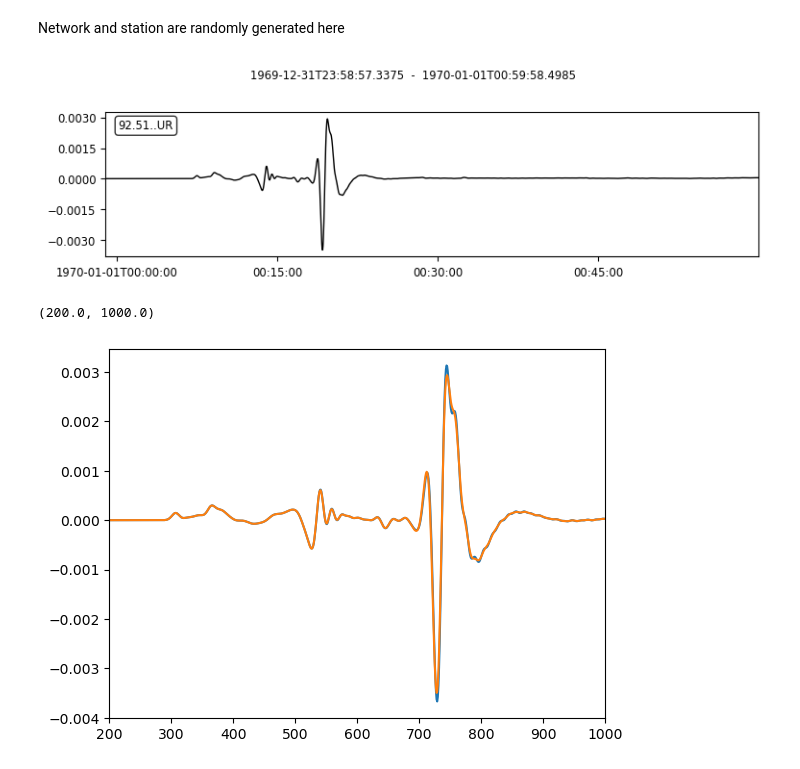
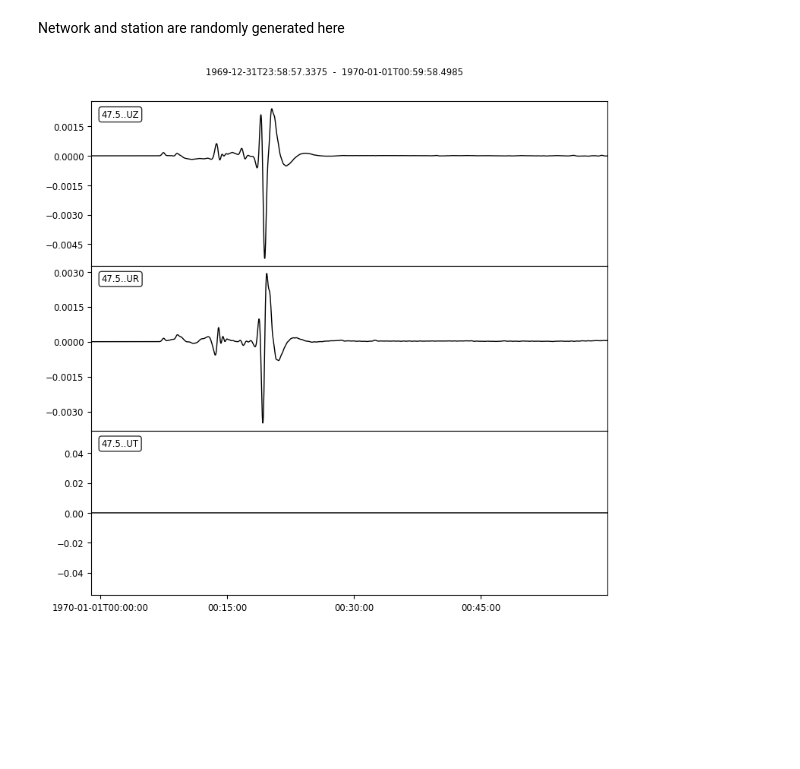
Before and after one commit to Adrian-Mag/AxiSEM3D_Kernels, a Jupyter notebook: examples/example_forward_simulation.ipynb, the cells around one changed output. Drawn from its saved outputs; the diff is of its cells as text; code cells hidden in the pictures; blank space fills up the shorter version.

```diff
--- a/examples/example_forward_simulation.ipynb
+++ b/examples/example_forward_simulation.ipynb
@@ -5,7 +8,7 @@ import numpy as np
 # %%
 %matplotlib inline
-forward_simulation = station_output.StationOutput(path_to_station_output='data/EXAMPLE_FORWARD/output/stations/Station_grid')
-data = forward_simulation.stream(networks=['A'], station_names=['356'], channels=['UR'])
-data.plot()
+forward_simulation_station = station_output.StationOutput(path_to_station_output='data/EXAMPLE_FORWARD/output/stations/Station_grid')
+data_stream = forward_simulation_station.stream(networks=['A'], station_names=['356'], channels=['UR', 'UT', 'UZ'])
+data_stream.plot(equal_scale=False)
 plt.show()
 # %% [output]
@@ -13,5 +16,5 @@ plt.show()
 # %%
-station_location = forward_simulation.inventory.get_coordinates('A.356..UR')
+station_location = forward_simulation_station.inventory.get_coordinates('A.356..UR')
 point = np.array(
         [6371000 - station_location['elevation'],
          station_location['latitude'],
@@ -21,15 +24,8 @@ point = np.array(
 Network and station are randomly generated here
 # %%
 forward_simulation_element = element_output.ElementOutput(path_to_element_output='data/EXAMPLE_FORWARD/output/elements')
-data_element = forward_simulation_element.stream(points=point, channels=['UR'])
-data_element.plot()
+data_element = forward_simulation_element.stream(points=point, channels=['UR', 'UT', 'UZ'])
+data_element.plot(equal_scale=False)
 plt.show()
 # %% [output]
-[figure, old version]
+[figure, new version]
-# %%
-plt.plot(data[0].data)
-plt.plot(data_element[0].data)
-plt.xlim([200, 1000])
-# %% [output]
-(200.0, 1000.0)
-[figure, removed]
```
Also changed, not shown: parts of 11 cells of this notebook, 13 other files.
